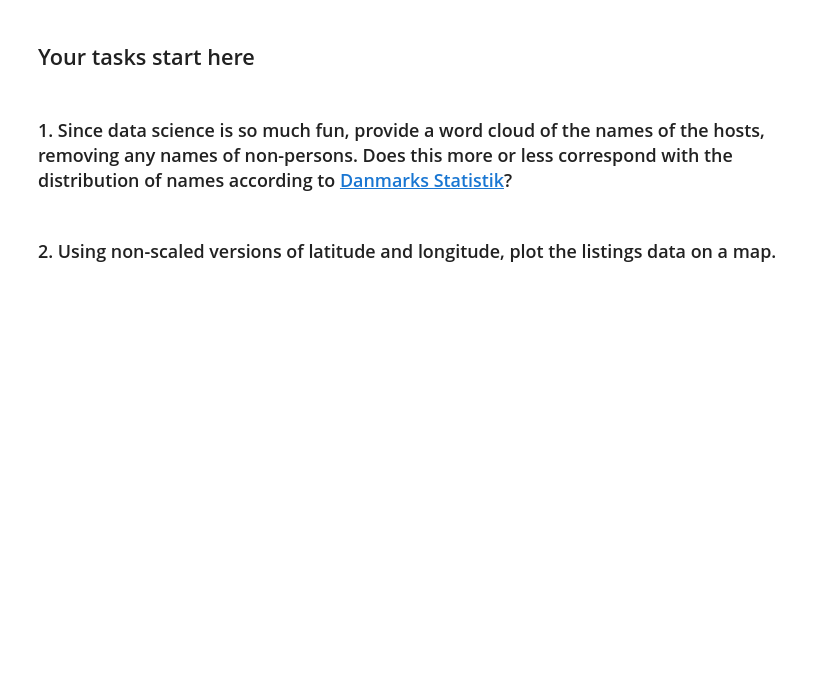
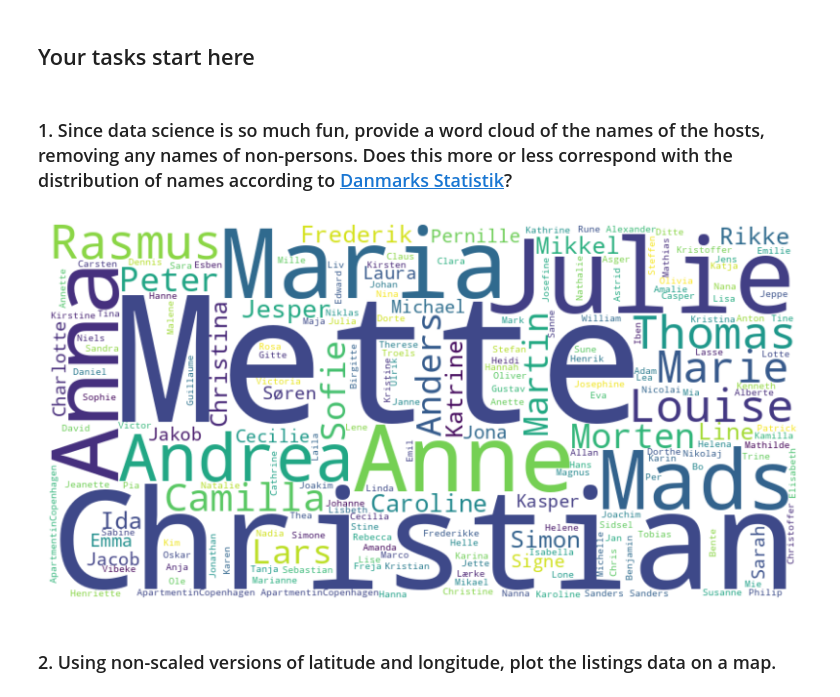
Before and after one commit to radoslavKiryazov/MAL, a Jupyter notebook: Assignment 1/1. Getting started - Copenhagen Airbnb.ipynb, the cells around one changed output. Saved outputs shown, nothing was run; the diff lists cells and outputs as text; code cells hidden in the pictures; blank space fills up the shorter version.

```diff
--- a/Assignment 1/1. Getting started - Copenhagen Airbnb.ipynb
+++ b/Assignment 1/1. Getting started - Copenhagen Airbnb.ipynb
@@ -111,2 +109,19 @@ plt.show()
+# %%
+# Filter out non-person names
+person_names = data_filtered[data_filtered['host_name'].str.isalpha()]['host_name']
+
+# Convert the 'host_name' column to a single string
+text = ' '.join(person_names.astype(str))
+
+# Create and generate a word cloud image
+wordcloud = WordCloud(stopwords=stop_words, background_color="white", width=800, height=400).generate(text)
+
+# Display the generated word cloud
+plt.figure(figsize=(10, 5))
+plt.imshow(wordcloud, interpolation='bilinear')
+plt.axis("off")
+plt.show()
+# %% [output]
+[figure, added]
 # %% [markdown]
 ### 2. Using non-scaled versions of latitude and longitude, plot the listings data on a map.
```
Also changed, not shown: parts of 10 cells of this notebook, 1 other file.
